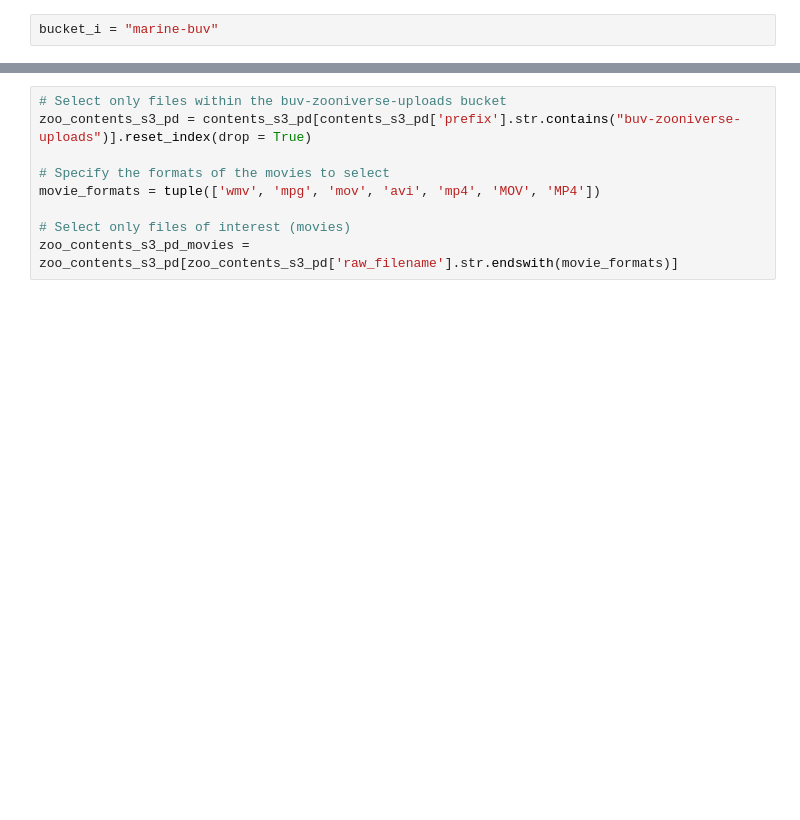
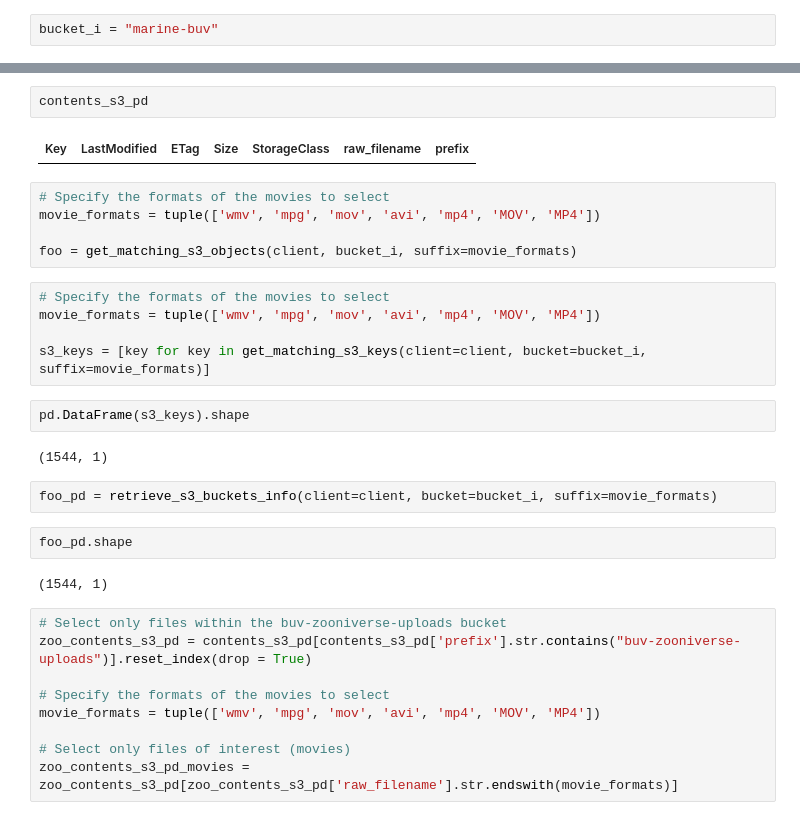
Before and after one commit to pilarnavarro/koster_data_management, a Jupyter notebook: tutorials/19. Process Spyfish Aotearoa videos.ipynb, the cells around one changed output, grey strips where cells are left out. Drawn from its saved outputs; the diff is of its cells as text; blank space fills up the shorter version.

Commit message:
gets +1,000 objects from s3

```diff
--- a/tutorials/19. Process Spyfish Aotearoa videos.ipynb
+++ b/tutorials/19. Process Spyfish Aotearoa videos.ipynb
@@ -94,3 +70,27 @@ array(['ROV/2002 Auckland Islands',
+# %%
+contents_s3_pd
+# %% [output]
+| Key | LastModified | ETag | Size | StorageClass | raw_filename | prefix |
+# %%
+# Specify the formats of the movies to select
+movie_formats = tuple(['wmv', 'mpg', 'mov', 'avi', 'mp4', 'MOV', 'MP4'])
+
+foo = get_matching_s3_objects(client, bucket_i, suffix=movie_formats)
+# %%
+# Specify the formats of the movies to select
+movie_formats = tuple(['wmv', 'mpg', 'mov', 'avi', 'mp4', 'MOV', 'MP4'])
+
+s3_keys = [key for key in get_matching_s3_keys(client=client, bucket=bucket_i, suffix=movie_formats)]
+# %%
+pd.DataFrame(s3_keys).shape
+# %% [output]
+(1544, 1)
+# %%
+foo_pd = retrieve_s3_buckets_info(client=client, bucket=bucket_i, suffix=movie_formats)
+# %%
+foo_pd.shape
+# %% [output]
+(1544, 1)
 # %%
 # Select only files within the buv-zooniverse-uploads bucket
 zoo_contents_s3_pd = contents_s3_pd[contents_s3_pd['prefix'].str.contains("buv-zooniverse-uploads")].reset_index(drop = True)
```
Also changed, not shown: parts of 3 cells of this notebook.
